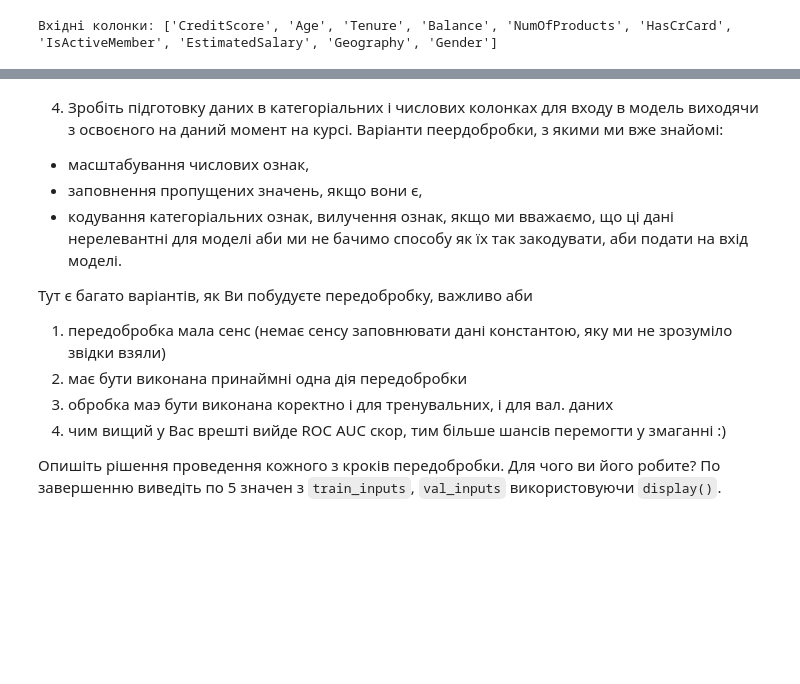
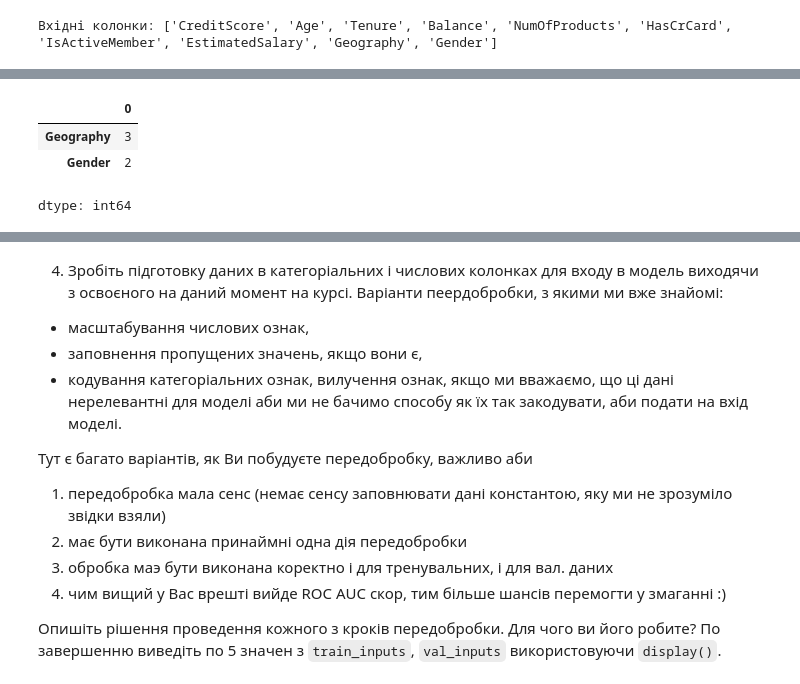
Before and after one commit to veapasichnyk/HomeWorksDataLovesAcademy, a Jupyter notebook: HW_2_2_Логістична_регресія_з_scikit_learn.ipynb, the cells around one changed output, grey strips where cells are left out. Cells and saved outputs as stored; diff of their text form; code cells hidden in the pictures; blank space fills up the shorter version.

```diff
--- a/HW_2_2_Логістична_регресія_з_scikit_learn.ipynb
+++ b/HW_2_2_Логістична_регресія_з_scikit_learn.ipynb
@@ -156,0 +201,7 @@ val_inputs = X_val[input_cols]
+# %%
+train_inputs[categorical_cols].nunique()
+# %% [output]
+|  | 0 |
+| Geography | 3 |
+| Gender | 2 |
+dtype: int64
```
Also changed, not shown: parts of 3 cells of this notebook.
